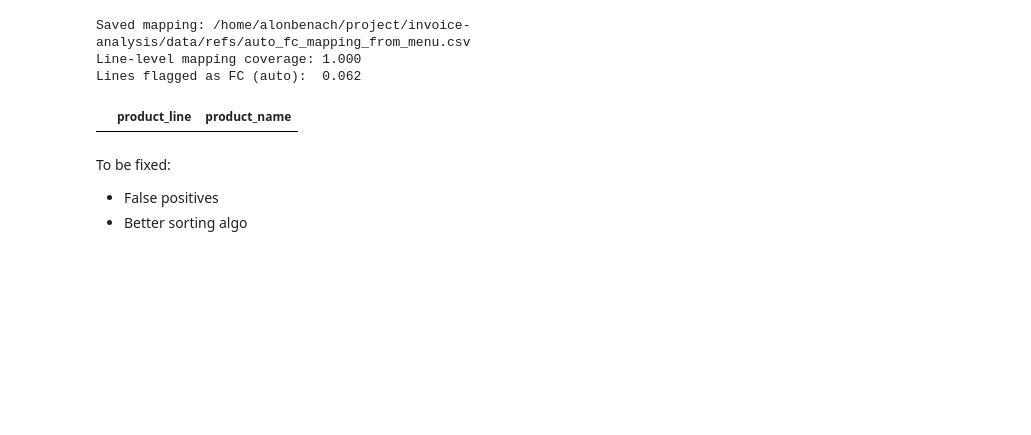
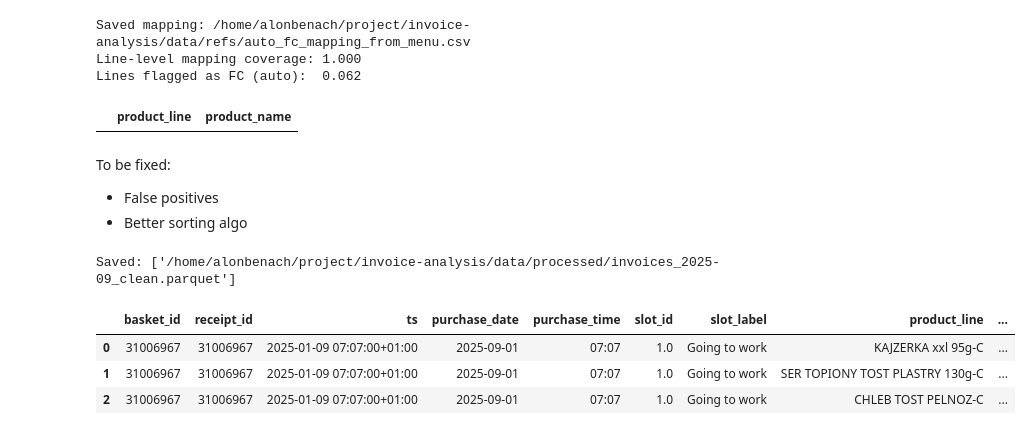
Before and after one commit to alonbenach/invoice-analysis, a Jupyter notebook: notebooks/01_data_audit.ipynb, the cells around one changed output. Drawn from its saved outputs; the diff is of its cells as text; code cells hidden in the pictures; blank space fills up the shorter version.

```diff
--- a/notebooks/01_data_audit.ipynb
+++ b/notebooks/01_data_audit.ipynb
@@ -41,6 +41,8 @@ OUT_DIR  = PROJECT_ROOT / "outputs_large" / "audit"
 PLOTS    = OUT_DIR / "plots"
 CFG_SLOTS = PROJECT_ROOT / "config" / "slots.yaml"
 CFG_FC_TH = PROJECT_ROOT / "config" / "fc_mapping_threshold.yaml"
+PROCESSED = PROJECT_ROOT / "data" / "processed"
+
 
 ensure_dir(OUT_DIR); ensure_dir(PLOTS)
 pd.options.display.max_columns = 200
@@ -297,3 +301,55 @@ Lines flagged as FC (auto):  0.062
 To be fixed:
 * False positives
 * Better sorting algo
+# %%
+# 12 Persist cleaned dataset for Stage 2
+
+ensure_dir(PROCESSED)
+
+# Our final table for Stage 2 is the joined one (has 'is_food_corner_auto')
+df_final = joined.copy()
+
+# Ensure core fields exist
+if "line_value_gross" not in df_final.columns:
+    df_final["line_value_gross"] = df_final["qty"] * df_final["unit_price_gross"]
+
+# Use receipt_id as basket id
+df_final["basket_id"] = df_final["receipt_id"]
+
+# Minimal, consistent column order (keep only those that exist)
+cols_order = [
+    "basket_id","receipt_id","ts","purchase_date","purchase_time","slot_id","slot_label",
+    "product_line","product_name","qty","unit_price_gross","line_value_gross",
+    "cashier","payment_method","is_food_corner_auto","match_category","best_match_item","score"
+]
+df_final = df_final[[c for c in cols_order if c in df_final.columns]]
+
+# Save (Parquet preferred; CSV fallback)
+out_parquet = PROCESSED / "invoices_2025-09_clean.parquet"
+out_csv     = PROCESSED / "invoices_2025-09_clean.csv.gz"
+
+saved = []
+try:
+    df_final.to_parquet(out_parquet, index=False)
+    saved.append(str(out_parquet))
+except Exception as e:
+    print("Parquet save failed, falling back to CSV.gz:", e)
+    df_final.to_csv(out_csv, index=False, compression="gzip")
+    saved.append(str(out_csv))
+
+# Convenience "latest" copy
+latest_parquet = PROCESSED / "latest.parquet"
+latest_csv     = PROCESSED / "latest.csv.gz"
+if out_parquet.exists():
+    df_final.to_parquet(latest_parquet, index=False)
+else:
+    df_final.to_csv(latest_csv, index=False, compression="gzip")
+
+print("Saved:", saved)
+df_final.head(3)
+# %% [output]
+Saved: ['/home/alonbenach/project/invoice-analysis/data/processed/invoices_2025-09_clean.parquet']
+|  | basket_id | receipt_id | ts | purchase_date | purchase_time | slot_id | slot_label | product_line | ... |
+| 0 | 31006967 | 31006967 | 2025-01-09 07:07:00+01:00 | 2025-09-01 | 07:07 | 1.0 | Going to work | KAJZERKA xxl 95g-C | ... |
+| 1 | 31006967 | 31006967 | 2025-01-09 07:07:00+01:00 | 2025-09-01 | 07:07 | 1.0 | Going to work | SER TOPIONY TOST PLASTRY 130g-C | ... |
+| 2 | 31006967 | 31006967 | 2025-01-09 07:07:00+01:00 | 2025-09-01 | 07:07 | 1.0 | Going to work | CHLEB TOST PELNOZ-C | ... |
```
Also changed, not shown: parts of 2 cells of this notebook, 1 other file.
